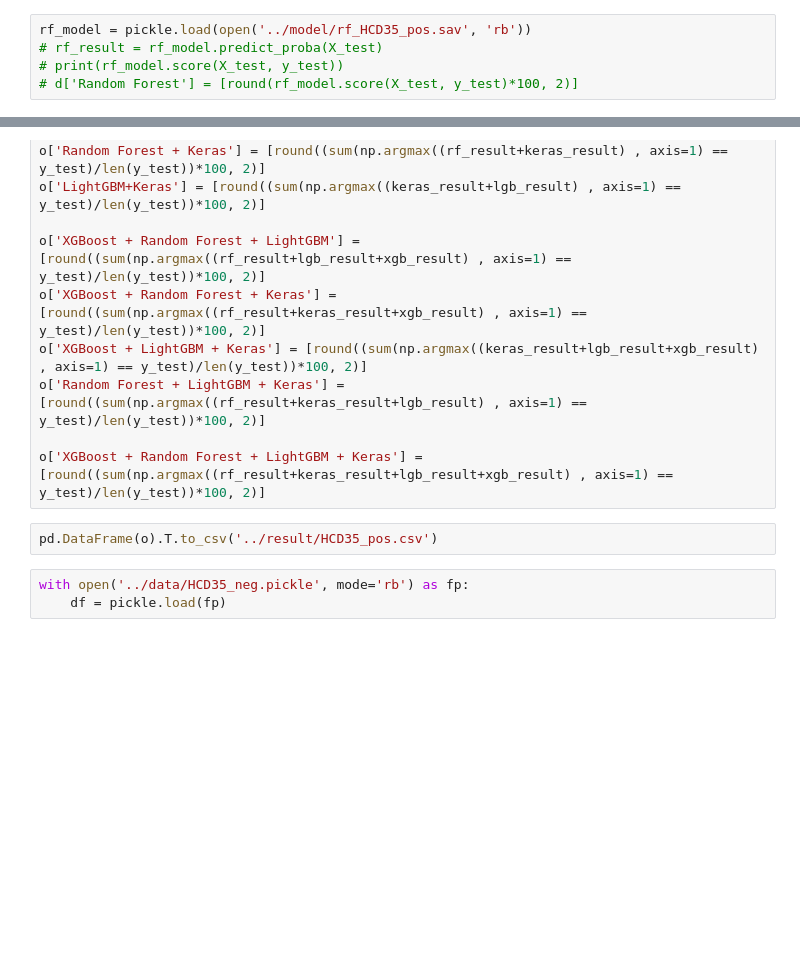
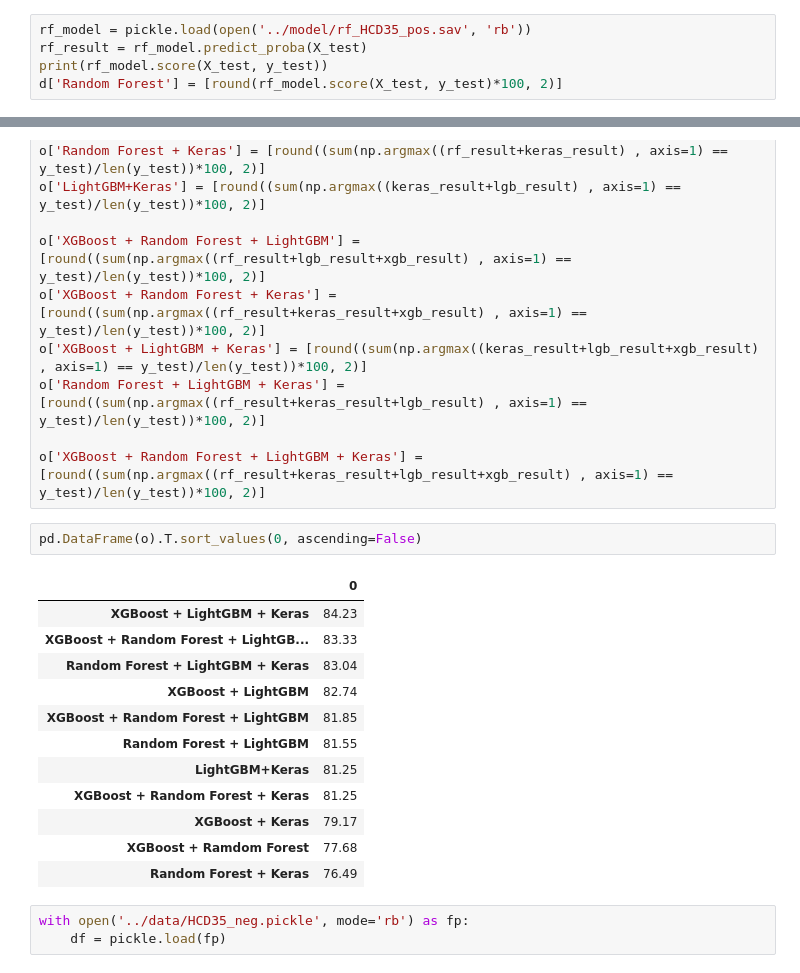
Before and after one commit to tobigithub/ms2class-1, a Jupyter notebook: ipynb/7_Voting.ipynb, the cells around one changed output, grey strips where cells are left out. Drawn from its saved outputs; the diff is of its cells as text; blank space fills up the shorter version.

```diff
--- a/ipynb/7_Voting.ipynb
+++ b/ipynb/7_Voting.ipynb
@@ -56,6 +58,6 @@ xgb_result = xgb_model.predict_proba(X_test)
 d['Xgboost'] = [round(xgb_model.score(X_test, y_test)*100, 2)]
 # %%
 rf_model = pickle.load(open('../model/rf_HCD35_pos.sav', 'rb'))
-# rf_result = rf_model.predict_proba(X_test)
-# print(rf_model.score(X_test, y_test))
-# d['Random Forest'] = [round(rf_model.score(X_test, y_test)*100, 2)]
+rf_result = rf_model.predict_proba(X_test)
+print(rf_model.score(X_test, y_test))
+d['Random Forest'] = [round(rf_model.score(X_test, y_test)*100, 2)]
@@ -101,7 +91,20 @@ o['Random Forest + LightGBM + Keras'] = [round((sum(np.argmax((rf_result+keras_r
 
 o['XGBoost + Random Forest + LightGBM + Keras'] = [round((sum(np.argmax((rf_result+keras_result+lgb_result+xgb_result) , axis=1) == y_test)/len(y_test))*100, 2)]
 # %%
-pd.DataFrame(o).T.to_csv('../result/HCD35_pos.csv')
+pd.DataFrame(o).T.sort_values(0, ascending=False)
+# %% [output]
+|  | 0 |
+| XGBoost + LightGBM + Keras | 84.23 |
+| XGBoost + Random Forest + LightGB... | 83.33 |
+| Random Forest + LightGBM + Keras | 83.04 |
+| XGBoost + LightGBM | 82.74 |
+| XGBoost + Random Forest + LightGBM | 81.85 |
+| Random Forest + LightGBM | 81.55 |
+| LightGBM+Keras | 81.25 |
+| XGBoost + Random Forest + Keras | 81.25 |
+| XGBoost + Keras | 79.17 |
+| XGBoost + Ramdom Forest | 77.68 |
+| Random Forest + Keras | 76.49 |
 # %%
 with open('../data/HCD35_neg.pickle', mode='rb') as fp:
     df = pickle.load(fp)
```
Also changed, not shown: parts of 9 cells of this notebook, 10 other files.
